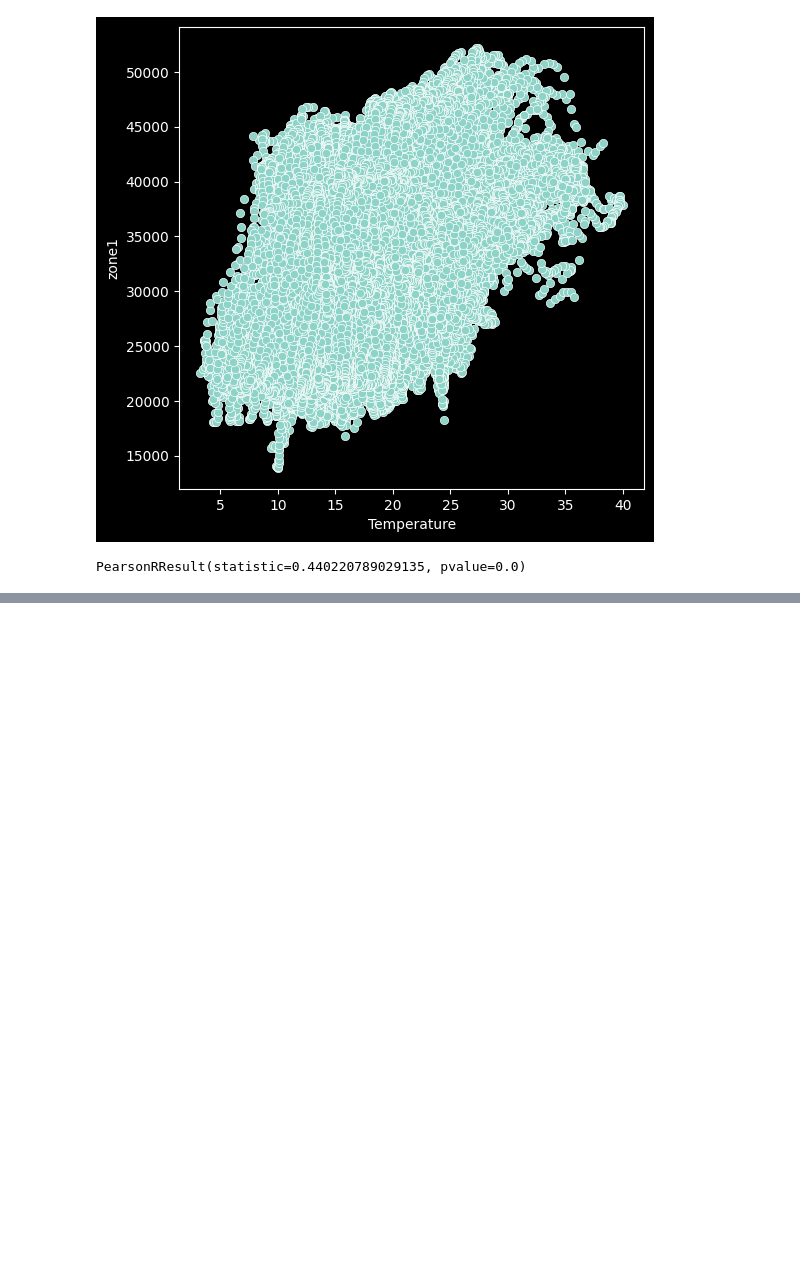
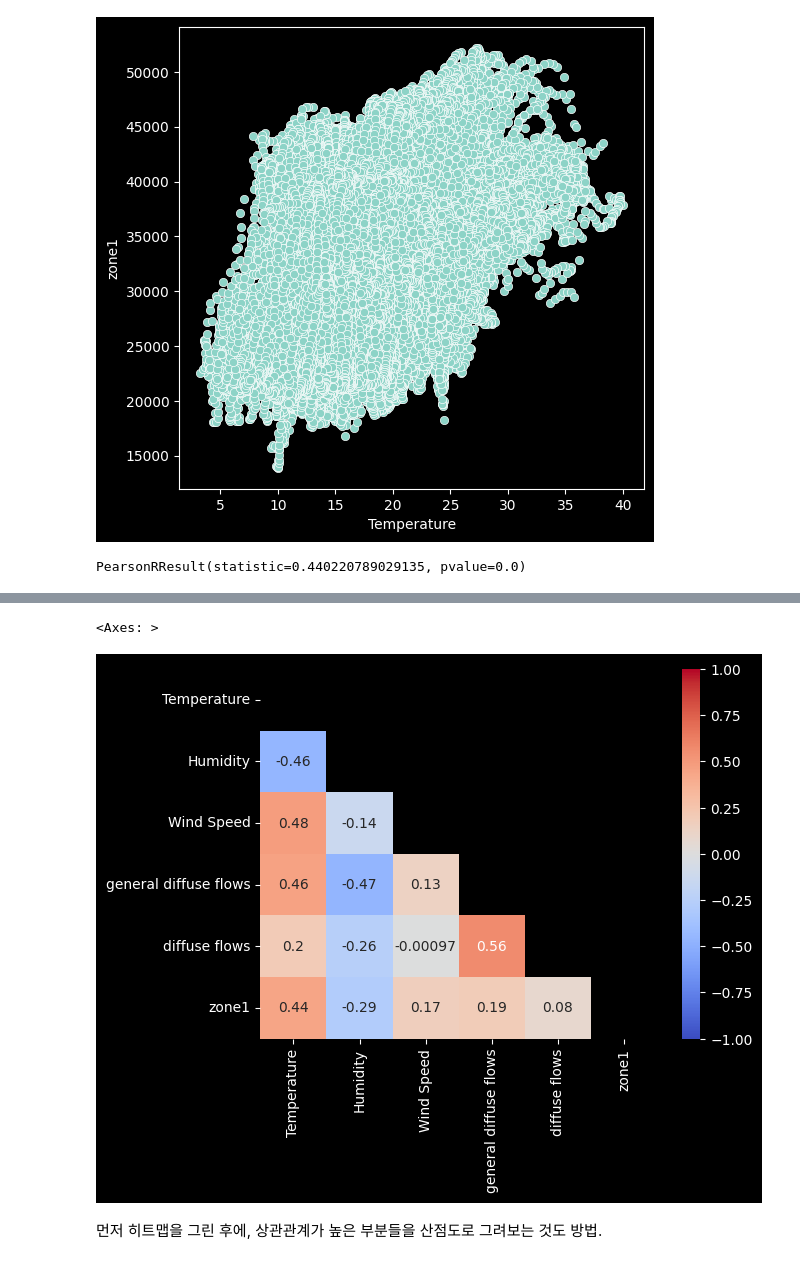
Before and after one commit to InHoYi/AnomalyDetection, a Jupyter notebook: Practice/ch28_powercomp/powercomp.ipynb, the cells around one changed output, grey strips where cells are left out. Saved outputs shown, nothing was run; the diff lists cells and outputs as text; code cells hidden in the pictures; blank space fills up the shorter version.

```diff
--- a/Practice/ch28_powercomp/powercomp.ipynb
+++ b/Practice/ch28_powercomp/powercomp.ipynb
@@ -227,0 +257,7 @@ PearsonRResult(statistic=0.440220789029135, pvalue=0.0)
+# %%
+sns.heatmap(raw_pair.corr(), annot = True, vmin = -1, vmax = 1, mask = np.triu(np.ones_like(raw_pair.corr())), cmap = 'coolwarm')
+# %% [output]
+<Axes: >
+[figure, added]
+# %% [markdown]
+먼저 히트맵을 그린 후에, 상관관계가 높은 부분들을 산점도로 그려보는 것도 방법.
```
Also changed, not shown: parts of 14 cells of this notebook.
